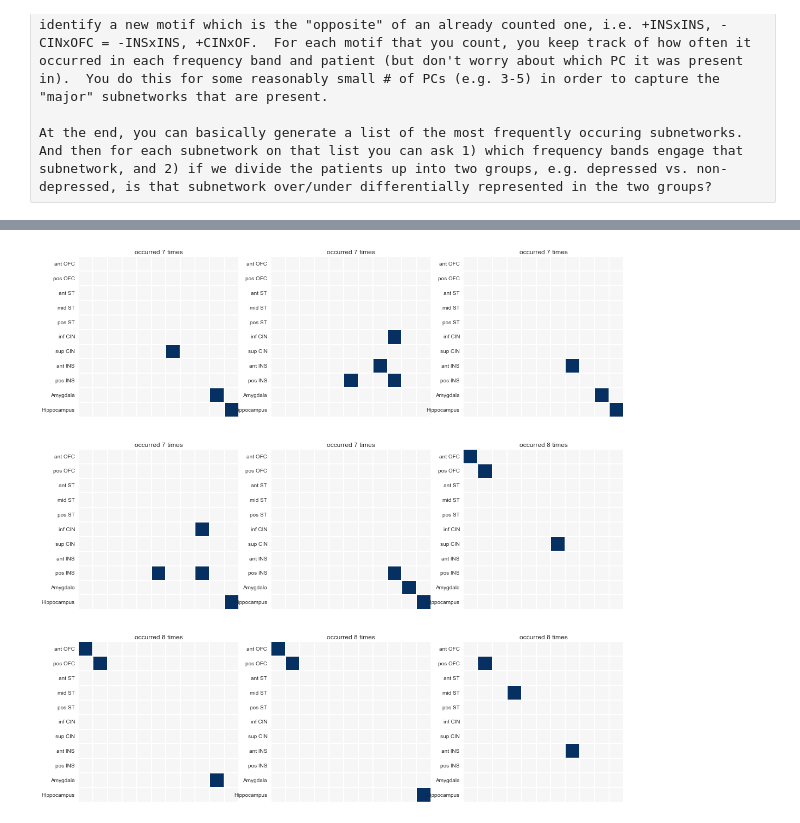
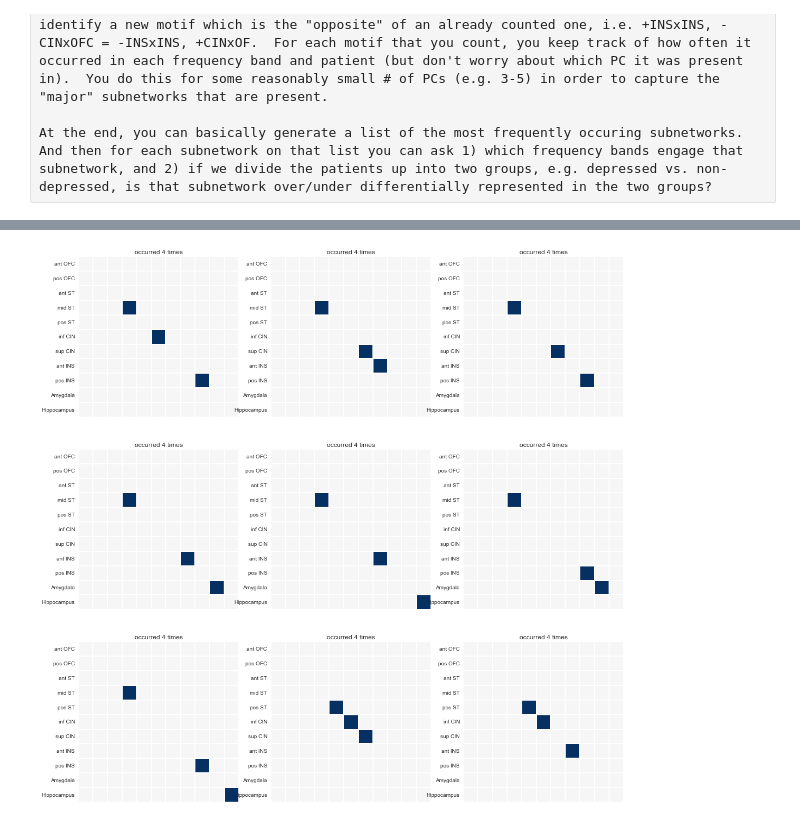
Before and after one commit to fluongo/python-notebooks, a Jupyter notebook: Visualizing_across_patients_with_seaborn.ipynb, the cells around one changed output, grey strips where cells are left out. Saved outputs shown, nothing was run; the diff lists cells and outputs as text; code cells hidden in the pictures.

```diff
--- a/Visualizing_across_patients_with_seaborn.ipynb
+++ b/Visualizing_across_patients_with_seaborn.ipynb
@@ -384,20 +386,24 @@ def make_unique_lists(all_M, all_V): #This is not super fast but it will do for
     unique_V = []
 
     cnt = -1
-    idx = []
+    counts = []
 
     for X, V in zip(M_all, V_all):
         cnt += 1
+        didNotSet = False
         if X in unique_M:
-            idx[unique_M.index(X)] += 1
-        else:
-            idx.append(1)
+            # Check all indices where it is in unique_M
+            indices = [i for i, x in enumerate(unique_M) if x == X]
+            for i in indices:
+                if V_all[i] == V or np.allclose(array(V_all[i]),-array(V)):
+                    counts[i] += 1
+                    didNotSet = True
+        elif didNotSet == False:
+            counts.append(1)
             unique_M.append(X)
             unique_V.append(V_all[cnt])
 
-    return unique_M, unique_V
-
-
+    return unique_M, unique_V, counts
 
 # Start with a seed region (one column of sparse matrix)
 # Then count all regions of 3, 4, 5, 6, 7, 8, 9 that do not include the seed region
@@ -407,13 +413,13 @@ def make_unique_lists(all_M, all_V): #This is not super fast but it will do for
 # Do this for all patients across all bands and then reiterate through all patients and all bands
 # Also normalize by how many times it could have come up (i.e. how many of the patients had all of the regions necessary to satisfy)
 
-M_all = []
-V_all = []
+band = sys.argv[1]
+all_motifs_data = {}
 
-
-
-for nRank in [0, 1, 2, 3, 4]:
-    for band in ['delta']:
+for nRegions in [3,4,5,6,7,8]:
+    M_all = []
+    V_all = []
+    for nRank in [0, 1, 2, 3, 4]:
         for patientID in ['EC63b', 'EC71', 'EC72', 'EC77', 'EC79']:
             output = recParams.electrode_locs_fq_bands(patientID); brainRegions = output['brainRegions']; refNames = brainRegions.keys()
             data = np.load(compSpec + os.sep + 'DURA_data' + os.sep + patientID + os.sep + 'processedData' + os.sep +
@@ -421,9 +427,16 @@ for nRank in [0, 1, 2, 3, 4]:
             curr_pc = data[()][band][:,:,nRank]
             curr_pcS = sparsify(curr_pc)
             template_proj, counts_current = project_onto_template(curr_pcS, refNames, refNames_template)
-            M, V = count_motifs(template_proj, refNames_template, 3)
+            M, V = count_motifs(template_proj, refNames_template, nRegions)
 
             M_all.extend(M)
             V_all.extend(V)
 
-unique_M, unique_V = make_unique_lists(M_all, V_all)
+    unique_M, unique_V, M_counts = make_unique_lists(M_all, V_all)
+
+    all_motifs_data[str(nRegions)] = {}
+    all_motifs_data[str(nRegions)]['motifs'] = unique_M
+    all_motifs_data[str(nRegions)]['values'] = unique_V
+    all_motifs_data[str(nRegions)]['counts'] = M_counts
+
+    np.save('/home/fluongo/output_data/motifs_'+band+'.npy', all_motifs_data)
@@ -456,23 +486,23 @@ Populating the interactive namespace from numpy and matplotlib
 # %%
 %matplotlib inline
 
 def plot_coords(coords, vals):
     X = np.zeros([len(refNames_template), len(refNames_template)])
 
     for kk, V in zip(coords, vals):
         X[tuple(kk)] = V
         X[tuple(sort(kk))] = V
     template = DataFrame(X, index = refNames_template, columns = refNames_template)
     sns.heatmap(template, annot = False, fmt = '.2n', square = True, xticklabels = False,  cbar = False, center = 0);
 
 
-indices = sorted(range(len(idx)), key=lambda i: idx[i])[-29:-20]
+indices = sorted(range(len(M_counts)), key=lambda i: M_counts[i])[-109:-100]
 
 plt.figure(figsize = [18,18])
 kk = 1
 for X in indices:
     subplot(3,3,kk); kk+=1
     plot_coords(unique_M[X], unique_V[X])
-    plt.title('occurred ' + str(idx[X]) + ' times')
+    plt.title('occurred ' + str(M_counts[X]) + ' times')
 # %% [output]
-[figure, old version]
+[figure, new version]
```
Also changed, not shown: parts of 6 cells of this notebook, 8 other files.
